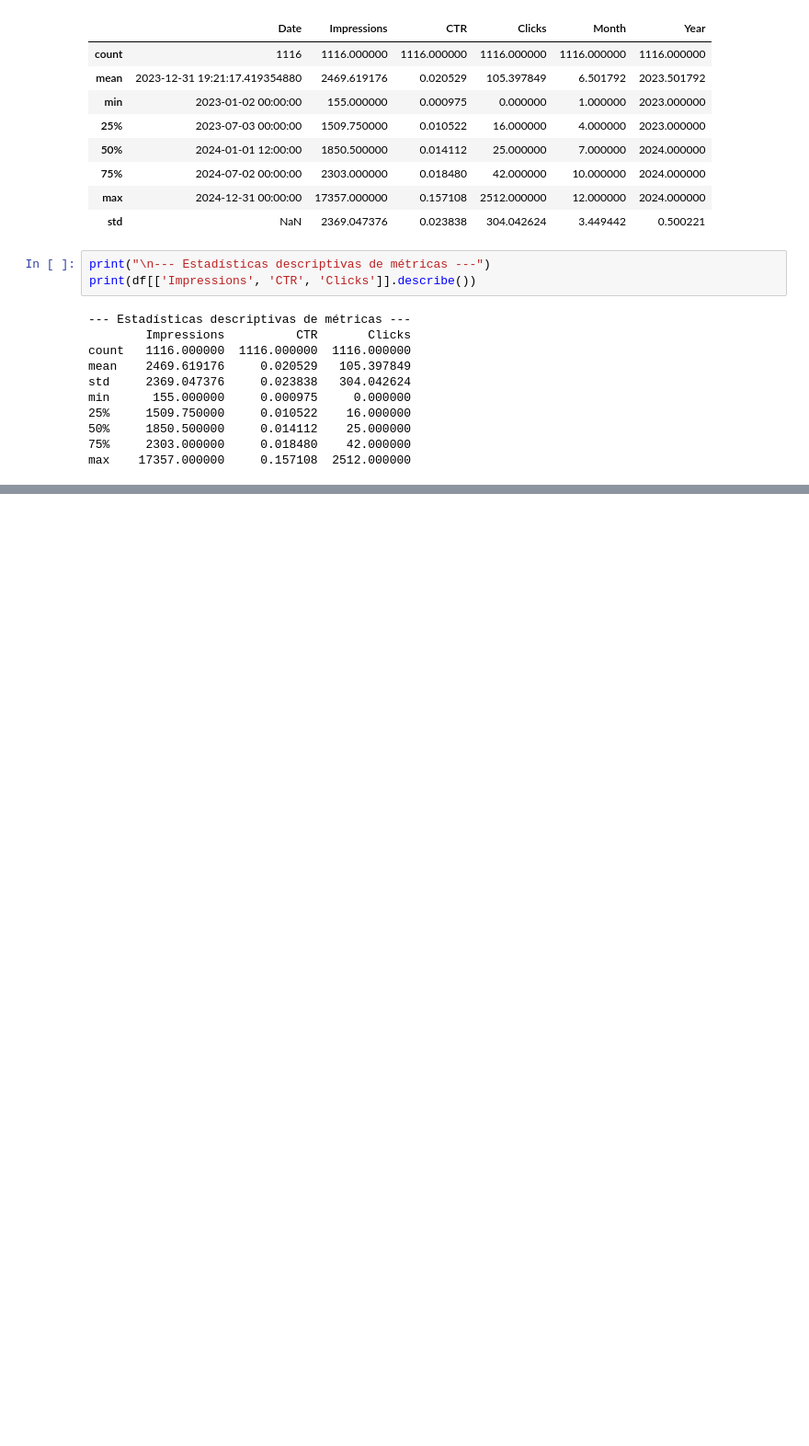
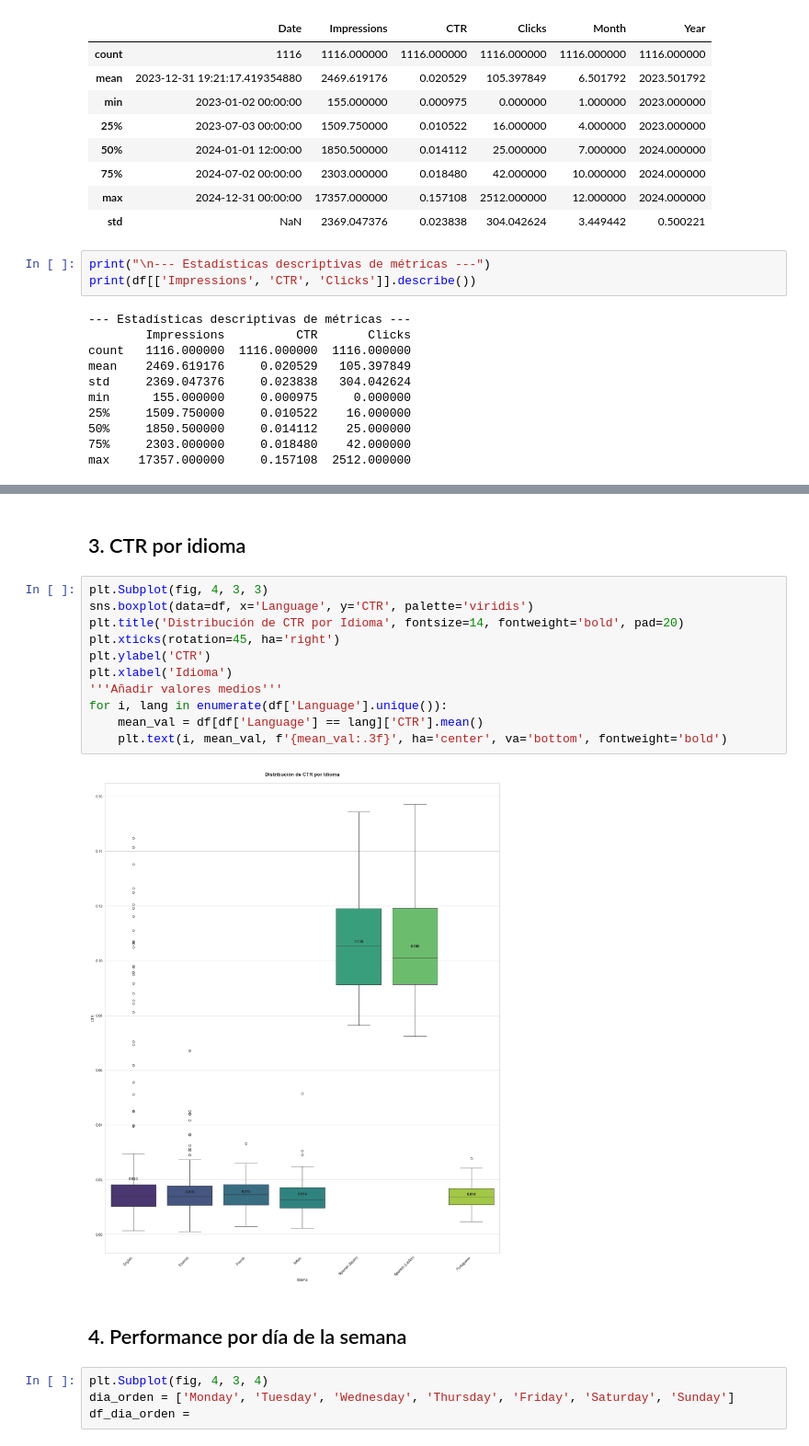
Before and after one commit to andreszaragoza/Campa-a_Ctr, a Jupyter notebook: notebooks/Analisis.ipynb, the cells around one changed output, grey strips where cells are left out. Shown at 92% size. Drawn from its saved outputs; the diff is of its cells as text; blank space fills up the shorter version.

```diff
--- a/notebooks/Analisis.ipynb
+++ b/notebooks/Analisis.ipynb
@@ -162,0 +200,21 @@ max    17357.000000     0.157108  2512.000000
+# %% [markdown]
+## 3. CTR por idioma
+# %%
+plt.Subplot(fig, 4, 3, 3)
+sns.boxplot(data=df, x='Language', y='CTR', palette='viridis')
+plt.title('Distribución de CTR por Idioma', fontsize=14, fontweight='bold', pad=20)
+plt.xticks(rotation=45, ha='right')
+plt.ylabel('CTR')
+plt.xlabel('Idioma')
+'''Añadir valores medios'''
+for i, lang in enumerate(df['Language'].unique()):
+    mean_val = df[df['Language'] == lang]['CTR'].mean()
+    plt.text(i, mean_val, f'{mean_val:.3f}', ha='center', va='bottom', fontweight='bold')
+# %% [output]
+[figure, added]
+# %% [markdown]
+## 4. Performance por día de la semana
+# %%
+plt.Subplot(fig, 4, 3, 4)
+dia_orden = ['Monday', 'Tuesday', 'Wednesday', 'Thursday', 'Friday', 'Saturday', 'Sunday']
+df_dia_orden =
```
Also changed, not shown: parts of 6 cells of this notebook.
